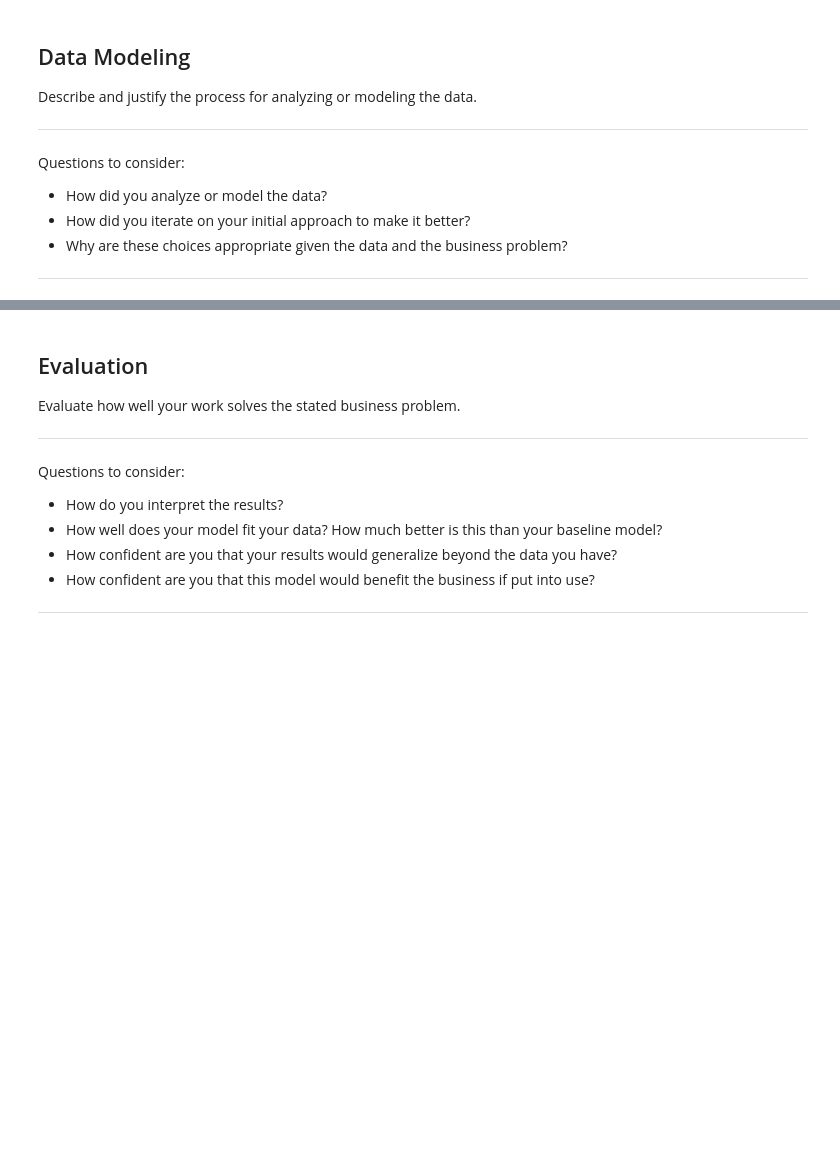
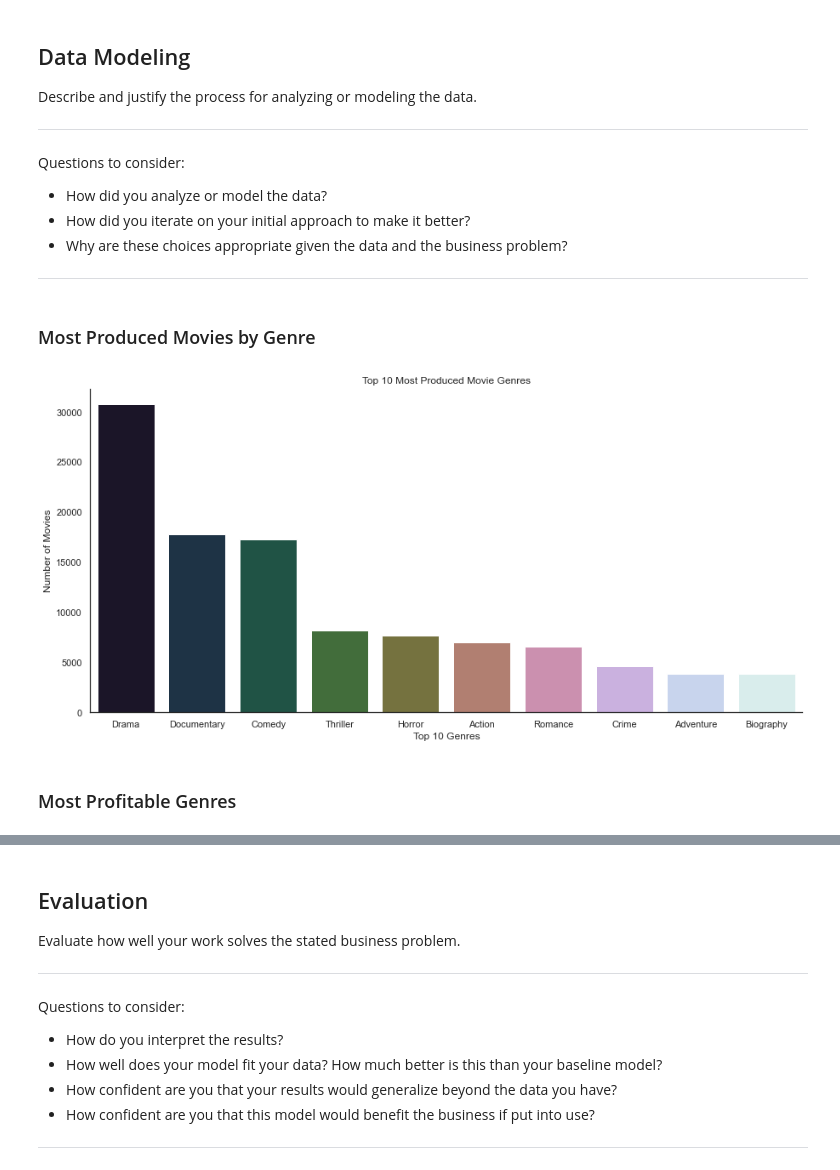
Before and after one commit to alexcasey92/Box-Office-EDA, a Jupyter notebook: dsc-phase1-project-template.ipynb, the cells around one changed output, grey strips where cells are left out. Drawn from its saved outputs; the diff is of its cells as text; code cells hidden in the pictures; blank space fills up the shorter version.

```diff
--- a/dsc-phase1-project-template.ipynb
+++ b/dsc-phase1-project-template.ipynb
@@ -855,0 +868,5 @@ memory usage: 5.1+ MB
+# %%
+imdb_combo['genres'] = imdb_combo['genres'].str.split(',')
+df_genres = imdb_joined.explode('genres')
+df_genres.head()
+#could use store here so that I can pull it from another notebook?
@@ -867,0 +992,34 @@ Questions to consider:
+# %% [markdown]
+### Most Produced Movies by Genre
+# %%
+genres_count = df_genres['genres'].value_counts()
+genres_count = genres_count[:10,]
+
+plt.figure(figsize=(15, 7))
+sns.set_context('notebook')
+sns.set_style("white")
+sns.barplot(
+    x=genres_count.index,
+    y=genres_count.values,
+    palette="cubehelix"
+).set(
+    ylabel="Number of Movies",
+    xlabel="Top 10 Genres",
+    title="Top 10 Most Produced Movie Genres"
+
+);
+####remove top and right axes spines
+sns.despine()
+
+#genres_count = genres_df['genres'].value_counts()
+#genres_count = genres_count[:10,]
+#plt.figure(figsize=(12,8))
+#sns.barplot(genres_count.index, genres_count.values, alpha=0.8)
+#plt.title('Top 10 Most Produced Movie Genres', fontsize=26)
+#plt.ylabel('Total Movies Produced', fontsize=16)
+#plt.xlabel('Genre', fontsize=16)
+#plt.show()
+# %% [output]
+[figure, added]
+# %% [markdown]
+### Most Profitable Genres
```
Also changed, not shown: parts of 41 cells of this notebook.
